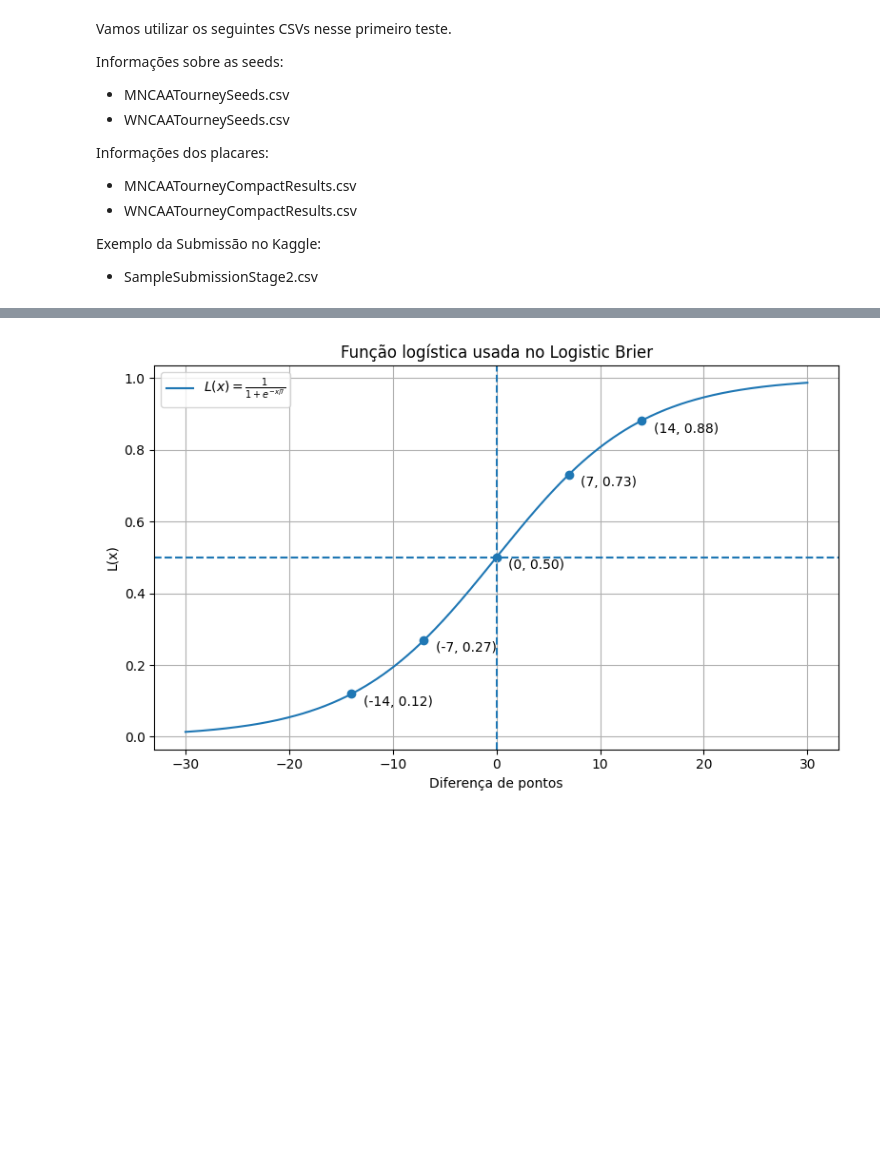
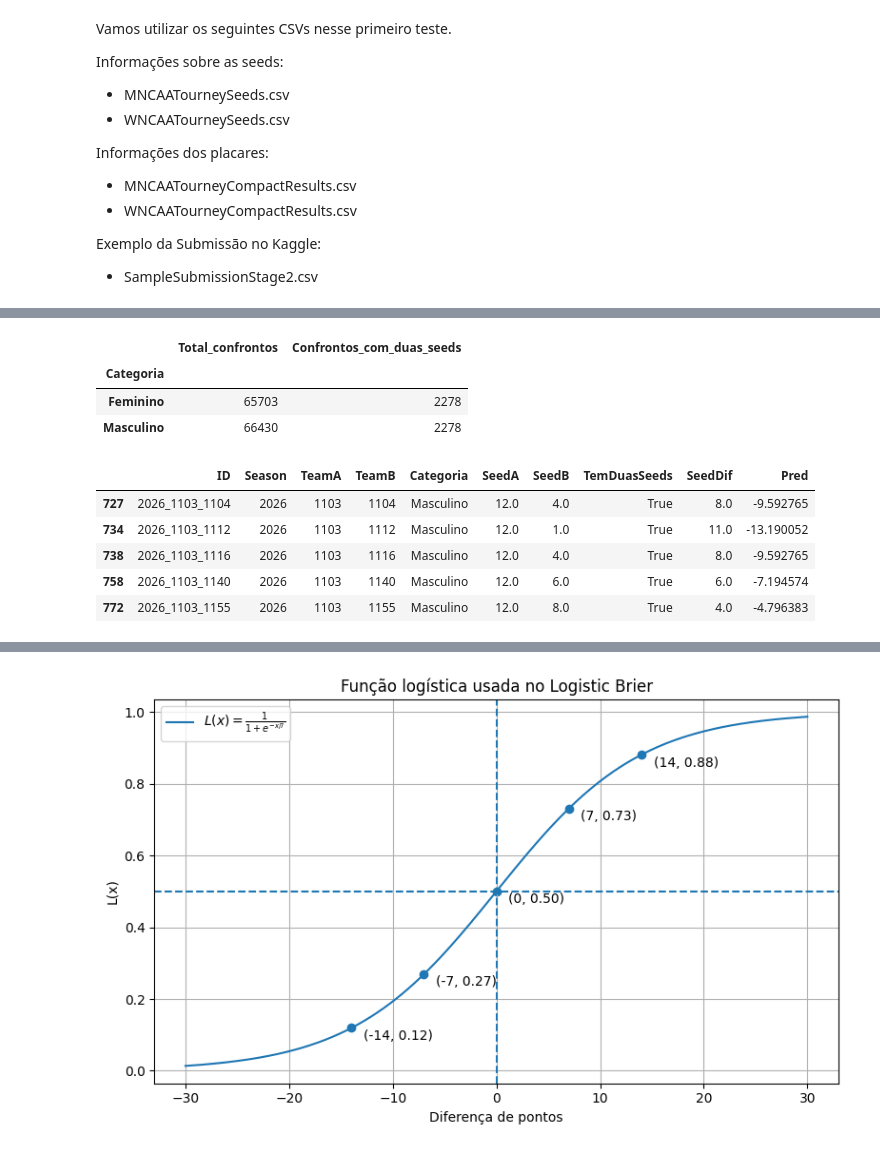
Before and after one commit to DaviSeiji/March-Mania---Comp-CDados, a Jupyter notebook: notebooks/baseline_inicial/baseline_inicial_linear.ipynb, the cells around one changed output, grey strips where cells are left out. Drawn from its saved outputs; the diff is of its cells as text; code cells hidden in the pictures; blank space fills up the shorter version.

Commit message:
refatoracao do codigo para facilitar testes posteriores

```diff
--- a/notebooks/baseline_inicial/baseline_inicial_linear.ipynb
+++ b/notebooks/baseline_inicial/baseline_inicial_linear.ipynb
@@ -484,0 +167,19 @@ Preenchimentos sem duas seeds: 127,577
+# %%
+modelos_finais = {}
+resumo_treino = []
+for categoria, nome in CATEGORIAS.items():
+    treino = jogos[categoria].loc[
+        jogos[categoria]["Season"] < TEMPORADA_PREVISAO
+    ]
+    if treino.empty:
+        raise ValueError(f"N?o h? hist?rico para treinar: {nome}.")
+    modelo = CRIAR_MODELO(**PARAMETROS_MODELO)
+    modelo.fit(treino[FEATURES], treino["Target"])
+    modelos_finais[categoria] = modelo
+    resumo_treino.append({
+        "Categoria": nome,
+        "Modelo": type(modelo).__name__,
+        "Jogos de treino": len(treino),
+        "?ltima temporada": treino["Season"].max(),
+    })
+display(pd.DataFrame(resumo_treino))
@@ -484,0 +196,26 @@ Preenchimentos sem duas seeds: 127,577
+# %%
+confrontos = preparar_confrontos(
+    sample_submission,
+    seeds["M"], seeds["W"],
+    dados["M"]["times"]["TeamID"], dados["W"]["times"]["TeamID"],
+    temporada=TEMPORADA_PREVISAO,
+)
+confrontos = prever_confrontos(
+    confrontos, modelos_finais["M"], modelos_finais["W"], features=FEATURES,
+)
+display(confrontos.groupby("Categoria").agg(
+    Total_confrontos=("ID", "size"),
+    Confrontos_com_duas_seeds=("TemDuasSeeds", "sum"),
+))
+display(confrontos.loc[confrontos["TemDuasSeeds"]].head())
+# %% [output]
+|  | Total_confrontos | Confrontos_com_duas_seeds |
+| Categoria |  |  |
+| Feminino | 65703 | 2278 |
+| Masculino | 66430 | 2278 |
+|  | ID | Season | TeamA | TeamB | Categoria | SeedA | SeedB | TemDuasSeeds | SeedDif | Pred |
+| 727 | 2026_1103_1104 | 2026 | 1103 | 1104 | Masculino | 12.0 | 4.0 | True | 8.0 | -9.592765 |
+| 734 | 2026_1103_1112 | 2026 | 1103 | 1112 | Masculino | 12.0 | 1.0 | True | 11.0 | -13.190052 |
+| 738 | 2026_1103_1116 | 2026 | 1103 | 1116 | Masculino | 12.0 | 4.0 | True | 8.0 | -9.592765 |
+| 758 | 2026_1103_1140 | 2026 | 1103 | 1140 | Masculino | 12.0 | 6.0 | True | 6.0 | -7.194574 |
+| 772 | 2026_1103_1155 | 2026 | 1103 | 1155 | Masculino | 12.0 | 8.0 | True | 4.0 | -4.796383 |
```
Also changed, not shown: parts of 32 cells of this notebook, 5 other files.
